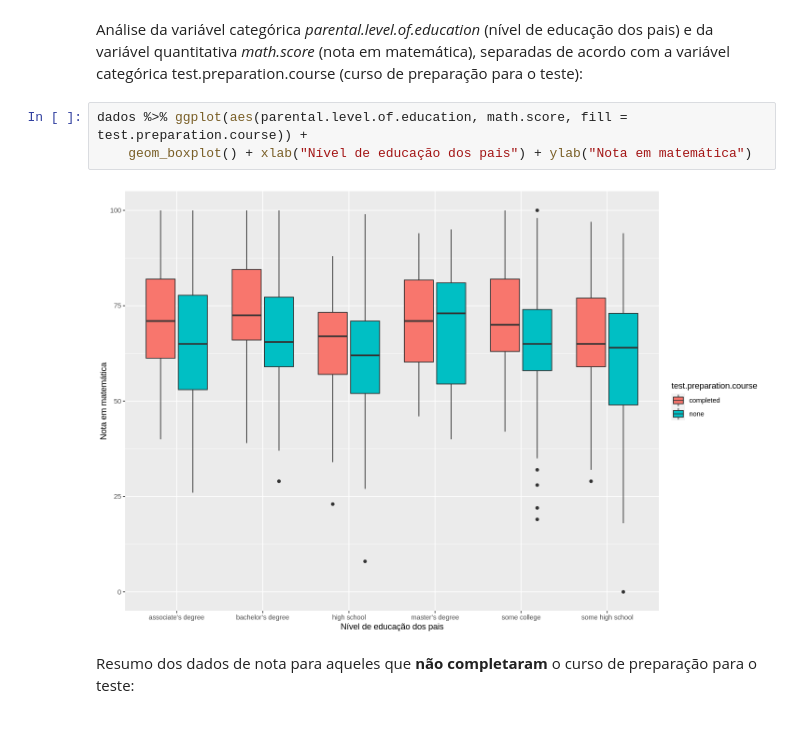
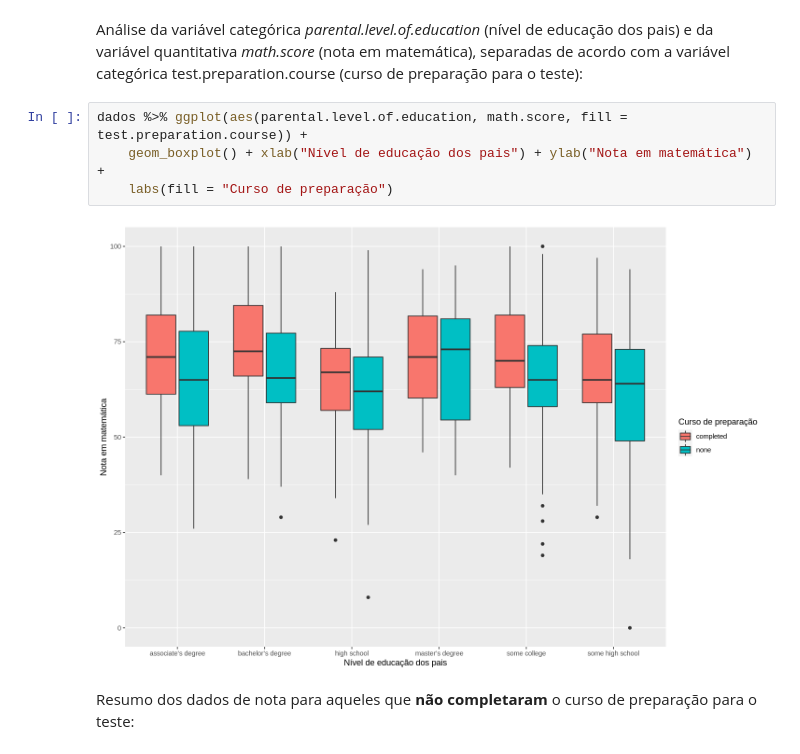
Before and after one commit to juanbelieni/fgv, a Jupyter notebook: r-visualizacao-dados/src/atividades/trabalho-A1/juan-desempenho-alunos.ipynb, the cells around one changed output. Cells and saved outputs as stored; diff of their text form.

```diff
--- a/r-visualizacao-dados/src/atividades/trabalho-A1/juan-desempenho-alunos.ipynb
+++ b/r-visualizacao-dados/src/atividades/trabalho-A1/juan-desempenho-alunos.ipynb
@@ -124,9 +124,10 @@ dados %>% ggplot(aes(reading.score, writing.score, color = test.preparation.cour
 Análise da variável categórica _parental.level.of.education_ (nível de educação dos pais) e da variável quantitativa _math.score_ (nota em matemática), separadas de acordo com a variável categórica test.preparation.course (curso de preparação para o teste):
 # %%
 dados %>% ggplot(aes(parental.level.of.education, math.score, fill = test.preparation.course)) +
-    geom_boxplot() + xlab("Nível de educação dos pais") + ylab("Nota em matemática")
+    geom_boxplot() + xlab("Nível de educação dos pais") + ylab("Nota em matemática") +
+    labs(fill = "Curso de preparação")
 # %% [output]
-[figure, old version]
+[figure, new version]
 # %% [markdown]
 Resumo dos dados de nota para aqueles que **não completaram** o curso de preparação para o teste:
 # %%
```
